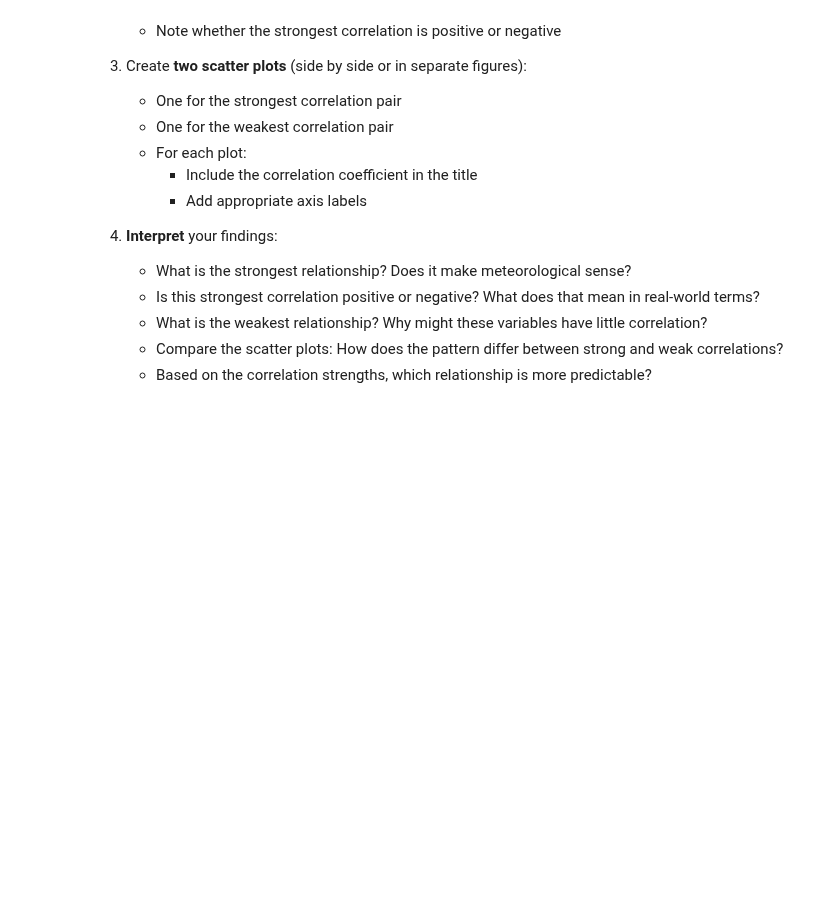
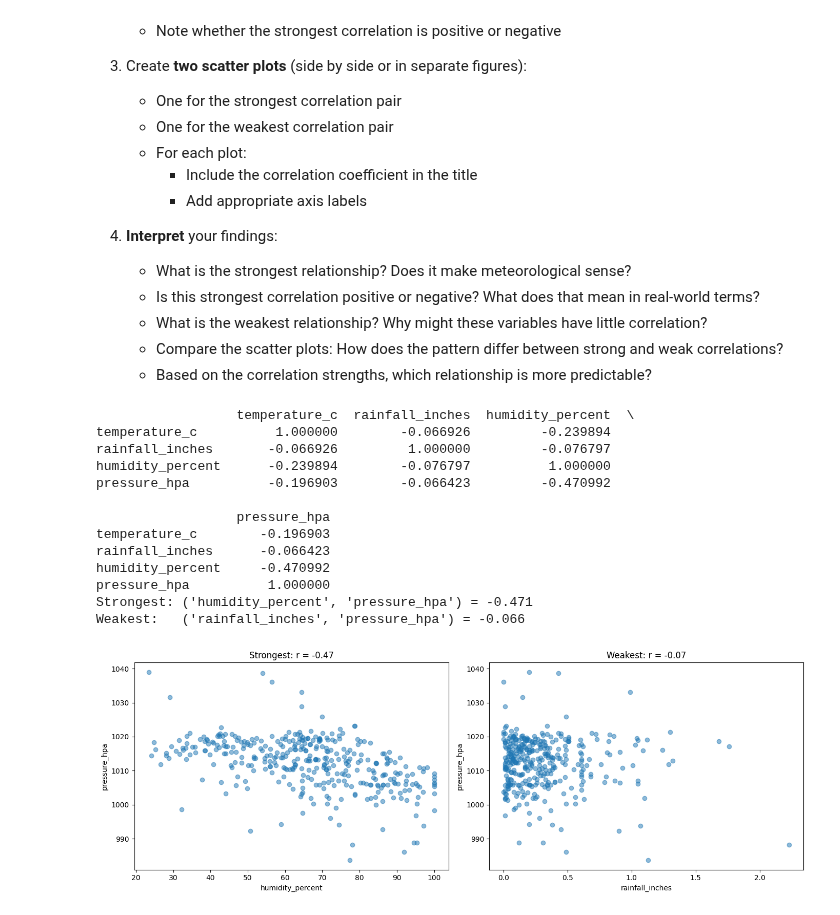
Before and after one commit to Alessandrarye/utd-aiml-coursework, a Jupyter notebook: notebooks/unit-2/lesson-12/lesson-12-activity.ipynb, the cells around one changed output. Saved outputs shown, nothing was run; the diff lists cells and outputs as text; code cells hidden in the pictures; blank space fills up the shorter version.

```diff
--- a/notebooks/unit-2/lesson-12/lesson-12-activity.ipynb
+++ b/notebooks/unit-2/lesson-12/lesson-12-activity.ipynb
@@ -146,4 +209,42 @@ Weather variables often have meaningful relationships. Some pairs of variables a
    - Compare the scatter plots: How does the pattern differ between strong and weak correlations?
    - Based on the correlation strengths, which relationship is more predictable?
 # %%
-# Your code here
+numeric_cols = ['temperature_c', 'rainfall_inches', 'humidity_percent', 'pressure_hpa']
+corr = df[numeric_cols].corr()
+print(corr)
+
+# strongest / weakest pair, ignoring each variable's correlation with itself
+pairs = corr.unstack()
+pairs = pairs[pairs != 1.0]
+strongest = pairs.abs().idxmax()
+weakest   = pairs.abs().idxmin()
+print(f'Strongest: {strongest} = {corr.loc[strongest]:.3f}')
+print(f'Weakest:   {weakest} = {corr.loc[weakest]:.3f}')
+
+fig, axes = plt.subplots(1, 2, figsize=(14, 5))
+
+axes[0].scatter(df[strongest[0]], df[strongest[1]], alpha=0.5)
+axes[0].set_xlabel(strongest[0]); axes[0].set_ylabel(strongest[1])
+axes[0].set_title(f'Strongest: r = {corr.loc[strongest]:.2f}')
+
+axes[1].scatter(df[weakest[0]], df[weakest[1]], alpha=0.5)
+axes[1].set_xlabel(weakest[0]); axes[1].set_ylabel(weakest[1])
+axes[1].set_title(f'Weakest: r = {corr.loc[weakest]:.2f}')
+
+plt.tight_layout()
+plt.show()
+# %% [output]
+                  temperature_c  rainfall_inches  humidity_percent  \
+temperature_c          1.000000        -0.066926         -0.239894
+rainfall_inches       -0.066926         1.000000         -0.076797
+humidity_percent      -0.239894        -0.076797          1.000000
+pressure_hpa          -0.196903        -0.066423         -0.470992
+
+                  pressure_hpa
+temperature_c        -0.196903
+rainfall_inches      -0.066423
+humidity_percent     -0.470992
+pressure_hpa          1.000000
+Strongest: ('humidity_percent', 'pressure_hpa') = -0.471
+Weakest:   ('rainfall_inches', 'pressure_hpa') = -0.066
+[figure, added]
```
Also changed, not shown: parts of 4 cells of this notebook.
